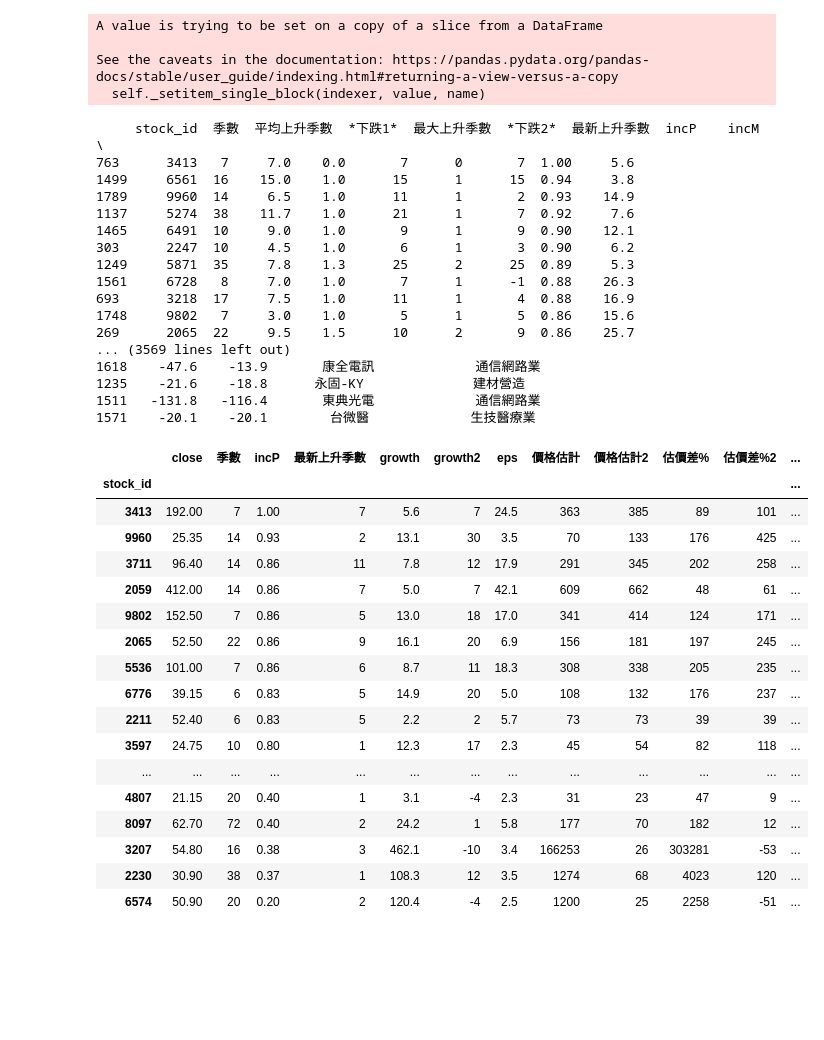
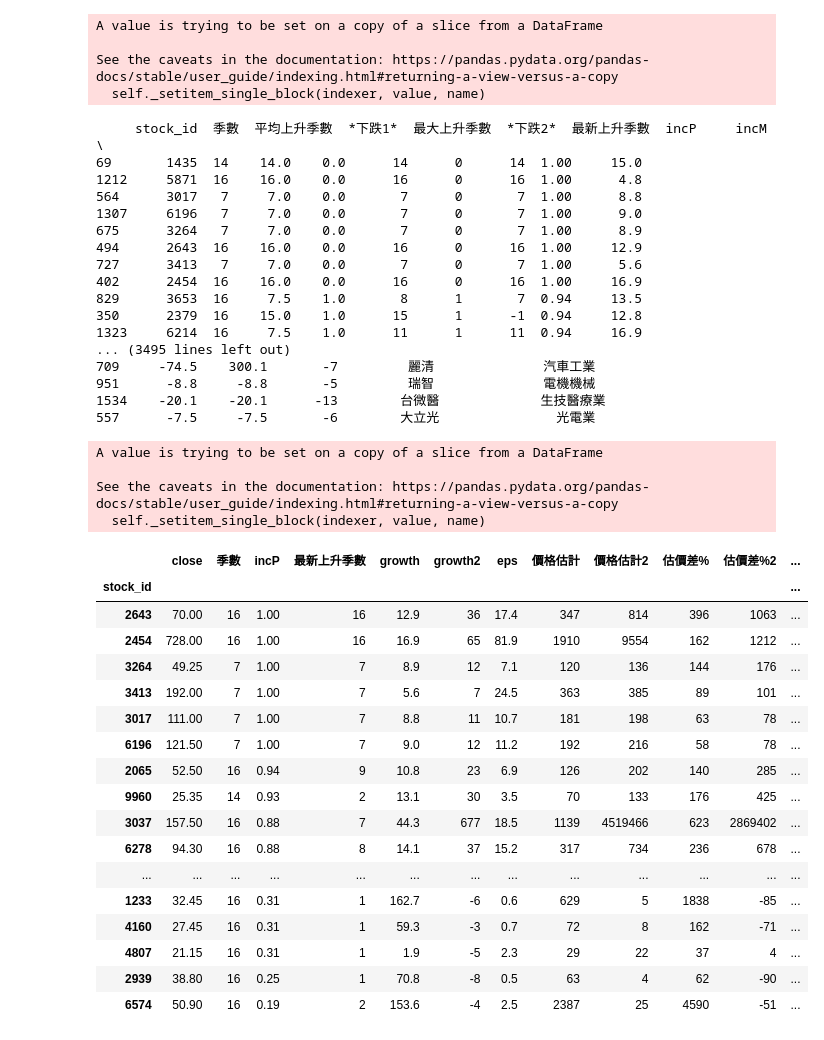
Before and after one commit to pkh-forresthsia/beTrue, a Jupyter notebook: statement.ipynb, the cells around one changed output. Cells and saved outputs as stored; diff of their text form; code cells hidden in the pictures; blank space fills up the shorter version.

```diff
--- a/statement.ipynb
+++ b/statement.ipynb
@@ -3,7 +3,7 @@ from statement import *
 pd.set_option('display.max_columns',None)
 pd.set_option('display.max_rows',None)
 # %%
-st=StatementManage('2022-11-24',25)
+st=StatementManage('2022-11-24',5)
 # %%
 periodAnalysis1=st.periodAnalysis('IncomeAfterTax')
 # %% [output]
@@ -19,49 +19,54 @@ ids=InfoId()
 Ids=ids.getId().sort_values(by="stock_id")
 pd.merge(periodAnalysis2,Ids,how="inner").sort_values(by='incP',ascending=False)
 # %% [output]
-     stock_id  季數  平均上升季數  *下跌1*  最大上升季數  *下跌2*  最新上升季數  incP    incM  \
-763      3413   7     7.0    0.0       7      0       7  1.00     5.6
-1499     6561  16    15.0    1.0      15      1      15  0.94     3.8
-1789     9960  14     6.5    1.0      11      1       2  0.93    14.9
-1137     5274  38    11.7    1.0      21      1       7  0.92     7.6
-1465     6491  10     9.0    1.0       9      1       9  0.90    12.1
-303      2247  10     4.5    1.0       6      1       3  0.90     6.2
-1249     5871  35     7.8    1.3      25      2      25  0.89     5.3
-1561     6728   8     7.0    1.0       7      1      -1  0.88    26.3
-693      3218  17     7.5    1.0      11      1       4  0.88    16.9
-1748     9802   7     3.0    1.0       5      1       5  0.86    15.6
-269      2065  22     9.5    1.5      10      2       9  0.86    25.7
-... (3569 lines left out)
-1618    -47.6    -13.9       康全電訊             通信網路業
-1235    -21.6    -18.8      永固-KY              建材營造
-1511   -131.8   -116.4       東典光電             通信網路業
-1571    -20.1    -20.1        台微醫             生技醫療業
+     stock_id  季數  平均上升季數  *下跌1*  最大上升季數  *下跌2*  最新上升季數  incP     incM  \
+69       1435  14    14.0    0.0      14      0      14  1.00     15.0
+1212     5871  16    16.0    0.0      16      0      16  1.00      4.8
+564      3017   7     7.0    0.0       7      0       7  1.00      8.8
+1307     6196   7     7.0    0.0       7      0       7  1.00      9.0
+675      3264   7     7.0    0.0       7      0       7  1.00      8.9
+494      2643  16    16.0    0.0      16      0      16  1.00     12.9
+727      3413   7     7.0    0.0       7      0       7  1.00      5.6
+402      2454  16    16.0    0.0      16      0      16  1.00     16.9
+829      3653  16     7.5    1.0       8      1       7  0.94     13.5
+350      2379  16    15.0    1.0      15      1      -1  0.94     12.8
+1323     6214  16     7.5    1.0      11      1      11  0.94     16.9
+... (3495 lines left out)
+709     -74.5    300.1       -7         麗清              汽車工業
+951      -8.8     -8.8       -5         瑞智              電機機械
+1534    -20.1    -20.1      -13        台微醫             生技醫療業
+557      -7.5     -7.5       -6        大立光               光電業
 # %%
 longPeriodAnalysis1=st.longPeriodAnalysis(periodAnalysis2)
+# %% [output]
+A value is trying to be set on a copy of a slice from a DataFrame
+
+See the caveats in the documentation: https://pandas.pydata.org/pandas-docs/stable/user_guide/indexing.html#returning-a-view-versus-a-copy
+  self._setitem_single_block(indexer, value, name)
 # %%
 ids=InfoId()
 Ids=ids.getId().sort_values(by="stock_id").set_index('stock_id')
 longPeriodAnalysis2=pd.merge(longPeriodAnalysis1,Ids, left_index=True, right_index=True).sort_values(by='incP',ascending=False)
 mask1=longPeriodAnalysis2['估價差%']>30
 mask2=longPeriodAnalysis2['最新上升季數']>0
 longPeriodAnalysis3=longPeriodAnalysis2[(mask1 & mask2)]
-longPeriodAnalysis3
+longPeriodAnalysis3.sort_values(by=['incP','估價差%'],ascending=False)
 # %% [output]
 |  | close | 季數 | incP | 最新上升季數 | growth | growth2 | eps | 價格估計 | 價格估計2 | 估價差% | 估價差%2 | ... |
 | stock_id |  |  |  |  |  |  |  |  |  |  |  | ... |
+| 2643 | 70.00 | 16 | 1.00 | 16 | 12.9 | 36 | 17.4 | 347 | 814 | 396 | 1063 | ... |
+| 2454 | 728.00 | 16 | 1.00 | 16 | 16.9 | 65 | 81.9 | 1910 | 9554 | 162 | 1212 | ... |
+| 3264 | 49.25 | 7 | 1.00 | 7 | 8.9 | 12 | 7.1 | 120 | 136 | 144 | 176 | ... |
 | 3413 | 192.00 | 7 | 1.00 | 7 | 5.6 | 7 | 24.5 | 363 | 385 | 89 | 101 | ... |
+| 3017 | 111.00 | 7 | 1.00 | 7 | 8.8 | 11 | 10.7 | 181 | 198 | 63 | 78 | ... |
+| 6196 | 121.50 | 7 | 1.00 | 7 | 9.0 | 12 | 11.2 | 192 | 216 | 58 | 78 | ... |
+| 2065 | 52.50 | 16 | 0.94 | 9 | 10.8 | 23 | 6.9 | 126 | 202 | 140 | 285 | ... |
 | 9960 | 25.35 | 14 | 0.93 | 2 | 13.1 | 30 | 3.5 | 70 | 133 | 176 | 425 | ... |
-| 3711 | 96.40 | 14 | 0.86 | 11 | 7.8 | 12 | 17.9 | 291 | 345 | 202 | 258 | ... |
-| 2059 | 412.00 | 14 | 0.86 | 7 | 5.0 | 7 | 42.1 | 609 | 662 | 48 | 61 | ... |
-| 9802 | 152.50 | 7 | 0.86 | 5 | 13.0 | 18 | 17.0 | 341 | 414 | 124 | 171 | ... |
-| 2065 | 52.50 | 22 | 0.86 | 9 | 16.1 | 20 | 6.9 | 156 | 181 | 197 | 245 | ... |
-| 5536 | 101.00 | 7 | 0.86 | 6 | 8.7 | 11 | 18.3 | 308 | 338 | 205 | 235 | ... |
-| 6776 | 39.15 | 6 | 0.83 | 5 | 14.9 | 20 | 5.0 | 108 | 132 | 176 | 237 | ... |
-| 2211 | 52.40 | 6 | 0.83 | 5 | 2.2 | 2 | 5.7 | 73 | 73 | 39 | 39 | ... |
-| 3597 | 24.75 | 10 | 0.80 | 1 | 12.3 | 17 | 2.3 | 45 | 54 | 82 | 118 | ... |
+| 3037 | 157.50 | 16 | 0.88 | 7 | 44.3 | 677 | 18.5 | 1139 | 4519466 | 623 | 2869402 | ... |
+| 6278 | 94.30 | 16 | 0.88 | 8 | 14.1 | 37 | 15.2 | 317 | 734 | 236 | 678 | ... |
 | ... | ... | ... | ... | ... | ... | ... | ... | ... | ... | ... | ... | ... |
-| 4807 | 21.15 | 20 | 0.40 | 1 | 3.1 | -4 | 2.3 | 31 | 23 | 47 | 9 | ... |
-| 8097 | 62.70 | 72 | 0.40 | 2 | 24.2 | 1 | 5.8 | 177 | 70 | 182 | 12 | ... |
-| 3207 | 54.80 | 16 | 0.38 | 3 | 462.1 | -10 | 3.4 | 166253 | 26 | 303281 | -53 | ... |
-| 2230 | 30.90 | 38 | 0.37 | 1 | 108.3 | 12 | 3.5 | 1274 | 68 | 4023 | 120 | ... |
-| 6574 | 50.90 | 20 | 0.20 | 2 | 120.4 | -4 | 2.5 | 1200 | 25 | 2258 | -51 | ... |
+| 1233 | 32.45 | 16 | 0.31 | 1 | 162.7 | -6 | 0.6 | 629 | 5 | 1838 | -85 | ... |
+| 4160 | 27.45 | 16 | 0.31 | 1 | 59.3 | -3 | 0.7 | 72 | 8 | 162 | -71 | ... |
+| 4807 | 21.15 | 16 | 0.31 | 1 | 1.9 | -5 | 2.3 | 29 | 22 | 37 | 4 | ... |
+| 2939 | 38.80 | 16 | 0.25 | 1 | 70.8 | -8 | 0.5 | 63 | 4 | 62 | -90 | ... |
+| 6574 | 50.90 | 16 | 0.19 | 2 | 153.6 | -4 | 2.5 | 2387 | 25 | 4590 | -51 | ... |
```
